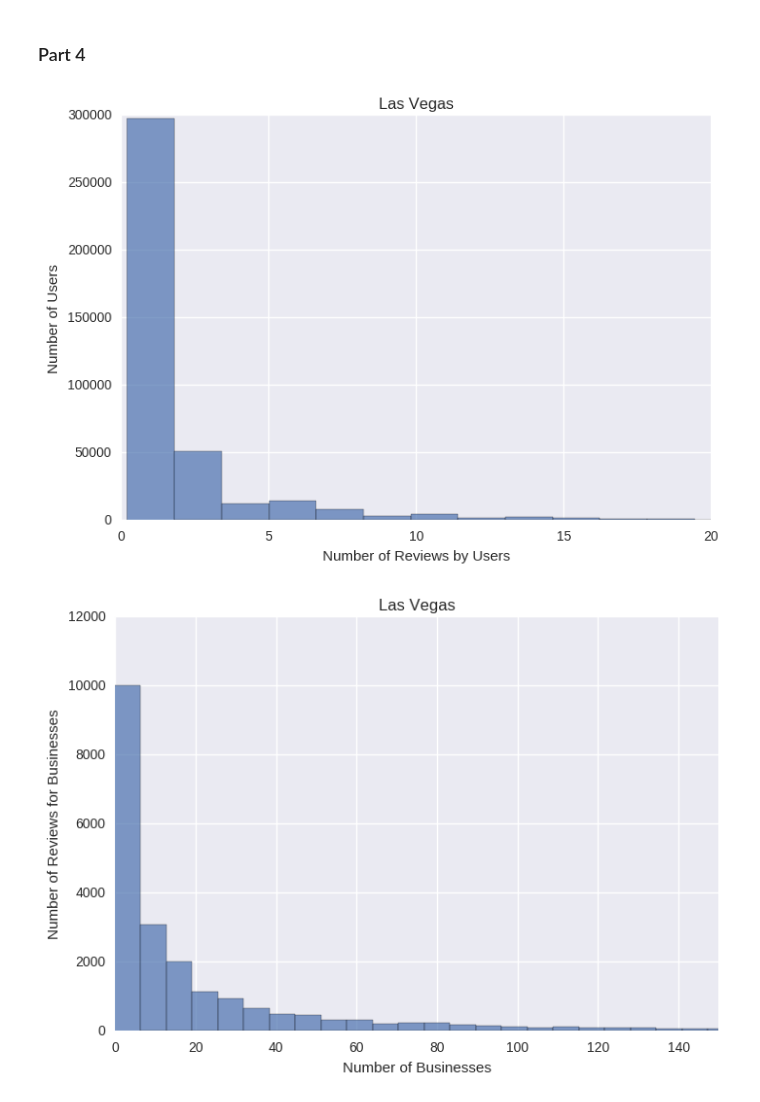
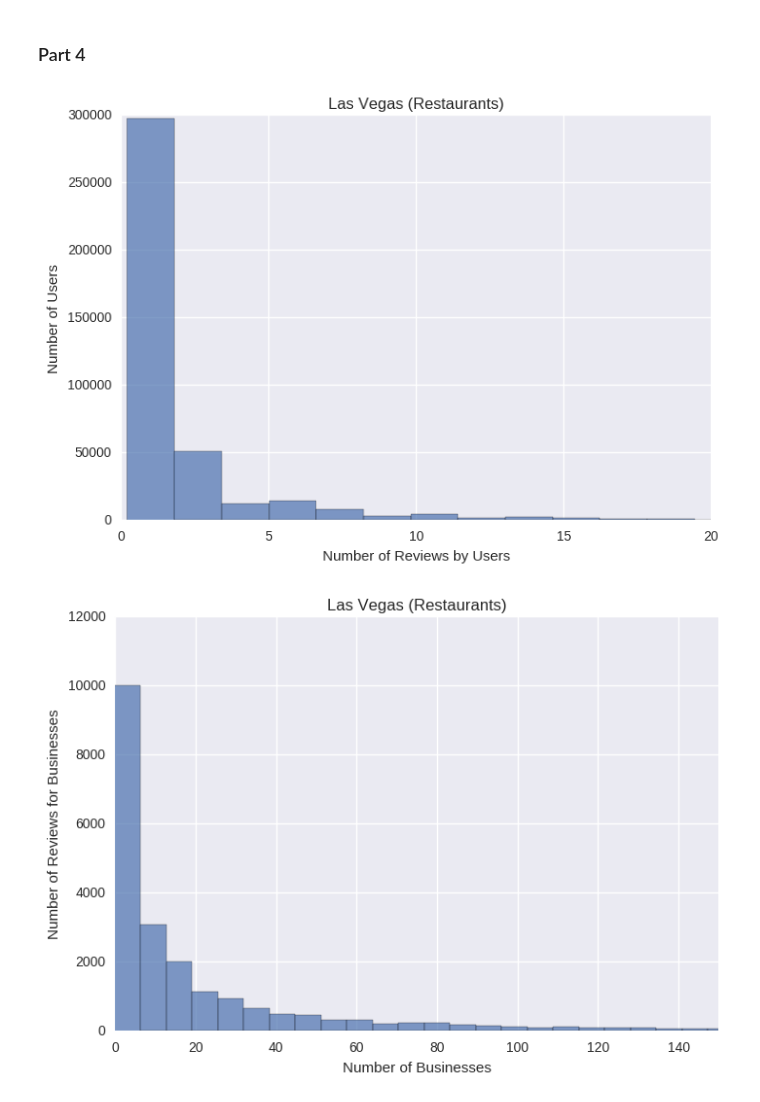
Before and after one commit to klimoka/COMPG011_group_project, a Jupyter notebook: Assi_1.ipynb, the cells around one changed output. Cells and saved outputs as stored; diff of their text form; code cells hidden in the pictures.

```diff
--- a/Assi_1.ipynb
+++ b/Assi_1.ipynb
@@ -160,25 +172,18 @@ else:
-# %%
-if analyse_city:
-    review_selected_region=review_selected_city
-    selected_region=selected_city
-else:
-    review_selected_region=review_selected_state
-    selected_region=selected_state
 # %%
 n_total, bins, patch = plt.hist(review_selected_region.user_id.value_counts(),bins=1000,alpha=0.7,align="left",normed=False,histtype="bar")
-plt.title("{}".format(selected_region))
+plt.title("{} ({})".format(selected_region,selected_business))
 pylab.xlim([0,20])
 plt.xlabel('Number of Reviews by Users')
 plt.ylabel('Number of Users')
 plt.show()
 # %% [output]
-[figure, old version]
+[figure, new version]
 # %%
 n_total, bins, patch = plt.hist(review_selected_region.business_id.value_counts(),bins=1000,alpha=0.7,align="left",normed=False,histtype="bar")
-plt.title("{}".format(selected_region))
+plt.title("{} ({})".format(selected_region,selected_business))
 pylab.xlim([0,150])
 plt.xlabel('Number of Businesses')
 plt.ylabel('Number of Reviews for Businesses')
 plt.show()
 # %% [output]
-[figure, old version]
+[figure, new version]
```
Also changed, not shown: parts of 10 cells of this notebook.
